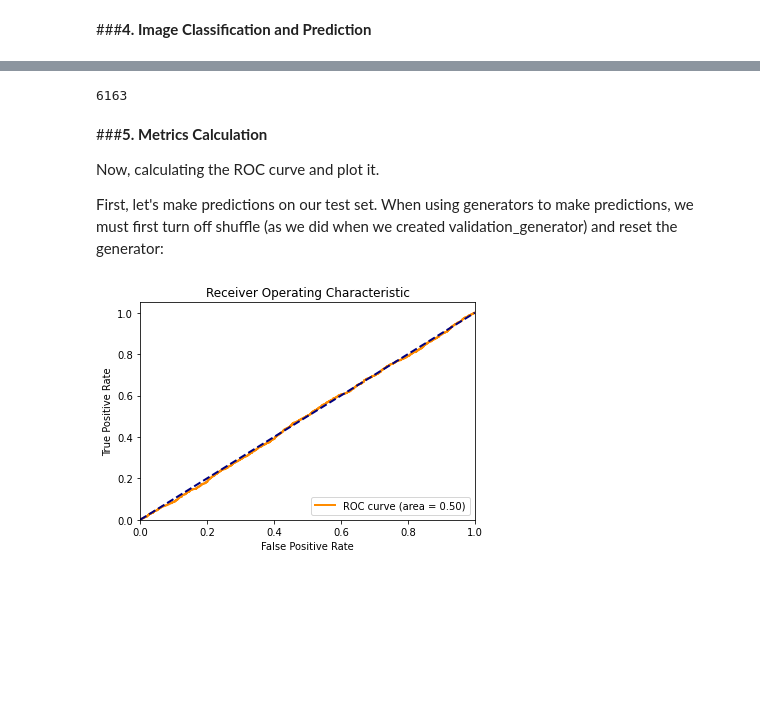
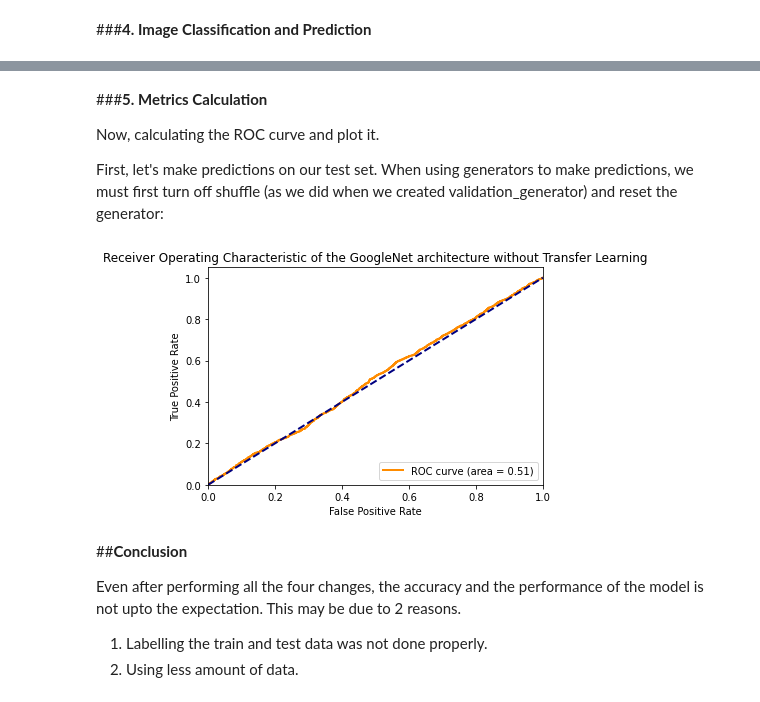
Before and after one commit to rajaramkuberan/ANN_Coursework_Coventry_Univ, a Jupyter notebook: ANN_CourseWork_GoogLeNet_Rajaram_Kuberan.ipynb, the cells around one changed output, grey strips where cells are left out. Saved outputs shown, nothing was run; the diff lists cells and outputs as text; code cells hidden in the pictures; blank space fills up the shorter version.

```diff
--- a/ANN_CourseWork_GoogLeNet_Rajaram_Kuberan.ipynb
+++ b/ANN_CourseWork_GoogLeNet_Rajaram_Kuberan.ipynb
@@ -383,9 +382,15 @@ Epoch 25/25
 ####**3.2.1 Creating Transfer Learning Architecture using GoogLenet Architecture**
 # %%
 model = Sequential()
+
+#Transfer Learning with latest GoogleNet Architecture is used(Change 1)
+
 model.add(InceptionV3(include_top = False, weights="imagenet", input_shape=(224, 224, 3)))
 model.add(tf.keras.layers.GlobalAveragePooling2D())
-model.add(Dense(1, activation = 'sigmoid'))
+
+# L2 regularizer(Change 3) and Sigmoid function is used(Change 4)
+
+model.add(Dense(1, activation = 'sigmoid',kernel_regularizer=tf.keras.regularizers.l2(0.01)))
 model.layers[0].trainable = False
 # %% [output]
 Downloading data from https://storage.googleapis.com/tensorflow/keras-applications/inception_v3/inception_v3_weights_tf_dim_ordering_tf_kernels_notop.h5
@@ -444,7 +455,3 @@ preds = model.predict(test_generator,
-# %%
-print(len(test_generator.classes))
-# %% [output]
-6163
 # %% [markdown]
 ###**5. Metrics Calculation**
 
@@ -458,15 +465,22 @@ roc_auc = metrics.auc(fpr, tpr)
 # %%
 plt.figure()
 lw = 2
 plt.plot(fpr, tpr, color='darkorange',
          lw=lw, label='ROC curve (area = %0.2f)' % roc_auc)
 plt.plot([0, 1], [0, 1], color='navy', lw=lw, linestyle='--')
 plt.xlim([0.0, 1.0])
 plt.ylim([0.0, 1.05])
 plt.xlabel('False Positive Rate')
 plt.ylabel('True Positive Rate')
-plt.title('Receiver Operating Characteristic')
+plt.title('Receiver Operating Characteristic of the GoogleNet architecture without Transfer Learning')
 plt.legend(loc="lower right")
 plt.show()
 # %% [output]
-[figure, old version]
+[figure, new version]
+# %% [markdown]
+##**Conclusion**
+
+Even after performing all the four changes, the accuracy and the performance of the model is not upto the expectation. This may be due to 2 reasons.
+
+1. Labelling the train and test data was not done properly.
+2. Using less amount of data.
```
Also changed, not shown: parts of 23 cells of this notebook.
